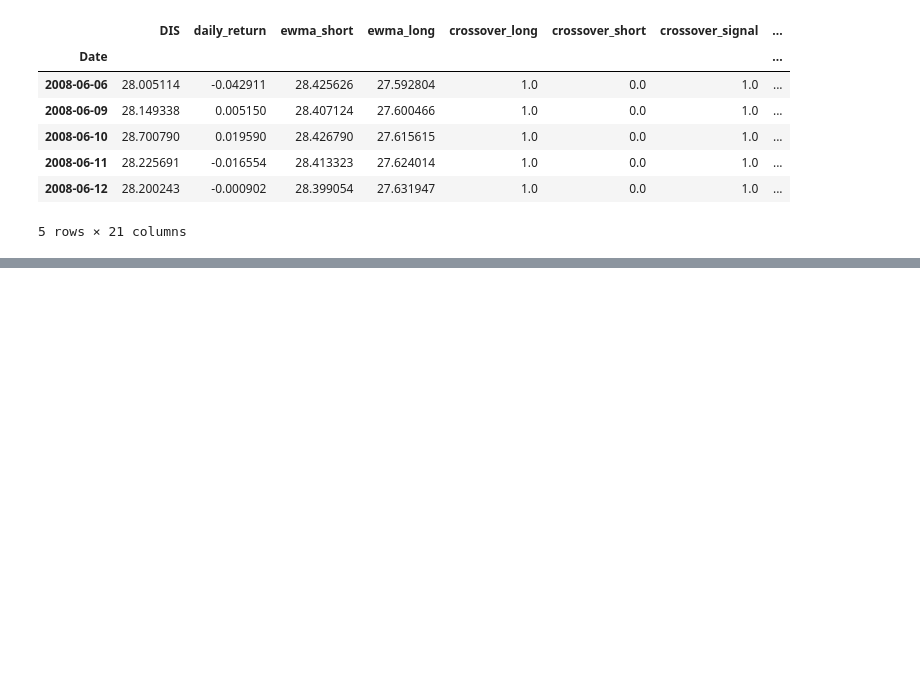
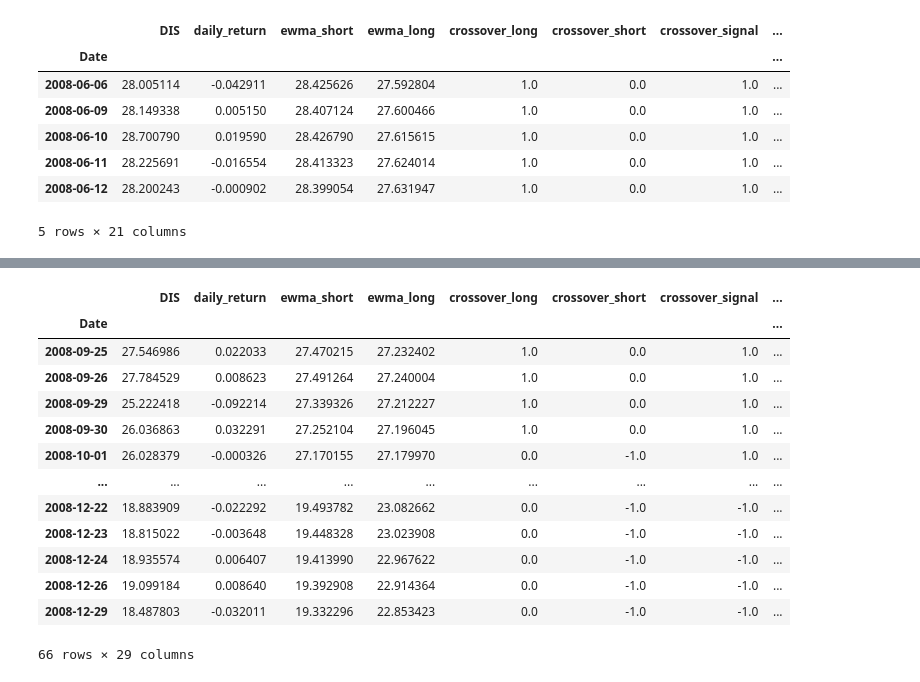
Before and after one commit to crcrawfo1/Recession_Proof_Algo_Trading, a Jupyter notebook: notebooks/TradingSignal.ipynb, the cells around one changed output, grey strips where cells are left out. Saved outputs shown, nothing was run; the diff lists cells and outputs as text; code cells hidden in the pictures; blank space fills up the shorter version.

```diff
--- a/notebooks/TradingSignal.ipynb
+++ b/notebooks/TradingSignal.ipynb
@@ -302,3 +302,20 @@ portfolio_entry_exit_plot = total_portfolio_value * entry * exit
 portfolio_entry_exit_plot.opts(xaxis=None)
 # %% [output]
 [interactive output not drawn]
+# %%
+data_test['2008-09-25' : '2008-12-29']
+# %% [output]
+|  | DIS | daily_return | ewma_short | ewma_long | crossover_long | crossover_short | crossover_signal | ... |
+| Date |  |  |  |  |  |  |  | ... |
+| 2008-09-25 | 27.546986 | 0.022033 | 27.470215 | 27.232402 | 1.0 | 0.0 | 1.0 | ... |
+| 2008-09-26 | 27.784529 | 0.008623 | 27.491264 | 27.240004 | 1.0 | 0.0 | 1.0 | ... |
+| 2008-09-29 | 25.222418 | -0.092214 | 27.339326 | 27.212227 | 1.0 | 0.0 | 1.0 | ... |
+| 2008-09-30 | 26.036863 | 0.032291 | 27.252104 | 27.196045 | 1.0 | 0.0 | 1.0 | ... |
+| 2008-10-01 | 26.028379 | -0.000326 | 27.170155 | 27.179970 | 0.0 | -1.0 | 1.0 | ... |
+| ... | ... | ... | ... | ... | ... | ... | ... | ... |
+| 2008-12-22 | 18.883909 | -0.022292 | 19.493782 | 23.082662 | 0.0 | -1.0 | -1.0 | ... |
+| 2008-12-23 | 18.815022 | -0.003648 | 19.448328 | 23.023908 | 0.0 | -1.0 | -1.0 | ... |
+| 2008-12-24 | 18.935574 | 0.006407 | 19.413990 | 22.967622 | 0.0 | -1.0 | -1.0 | ... |
+| 2008-12-26 | 19.099184 | 0.008640 | 19.392908 | 22.914364 | 0.0 | -1.0 | -1.0 | ... |
+| 2008-12-29 | 18.487803 | -0.032011 | 19.332296 | 22.853423 | 0.0 | -1.0 | -1.0 | ... |
+66 rows × 29 columns
```
Also changed, not shown: parts of 3 cells of this notebook.
